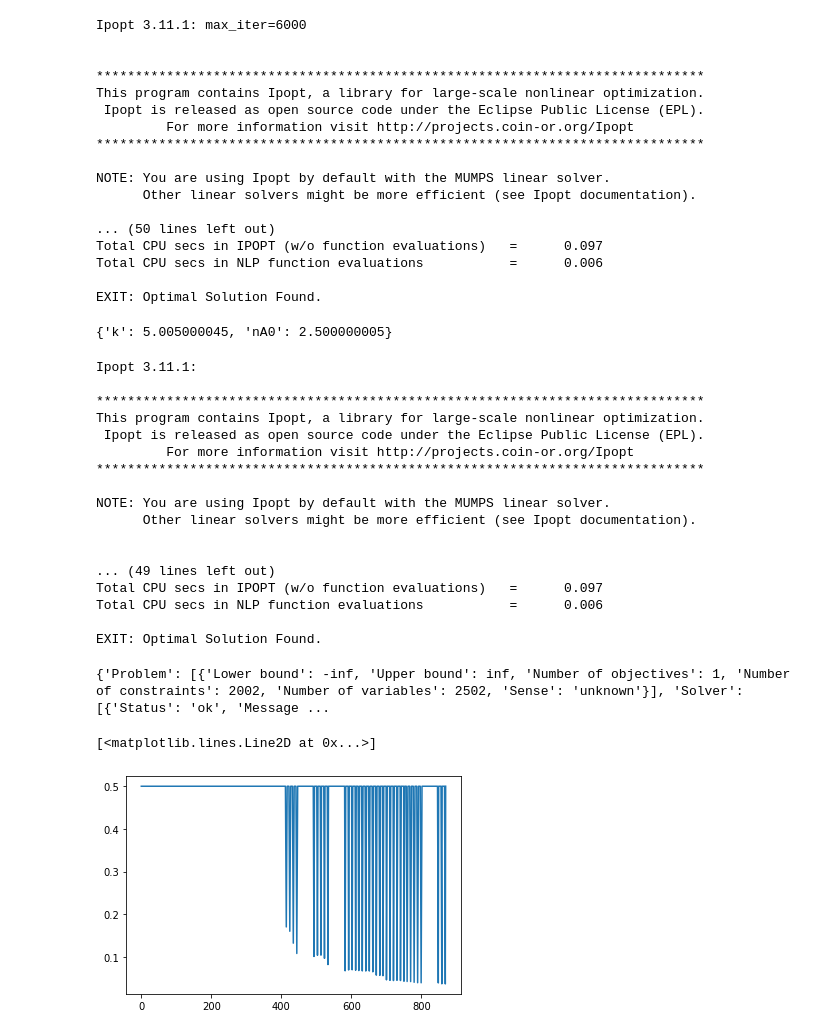
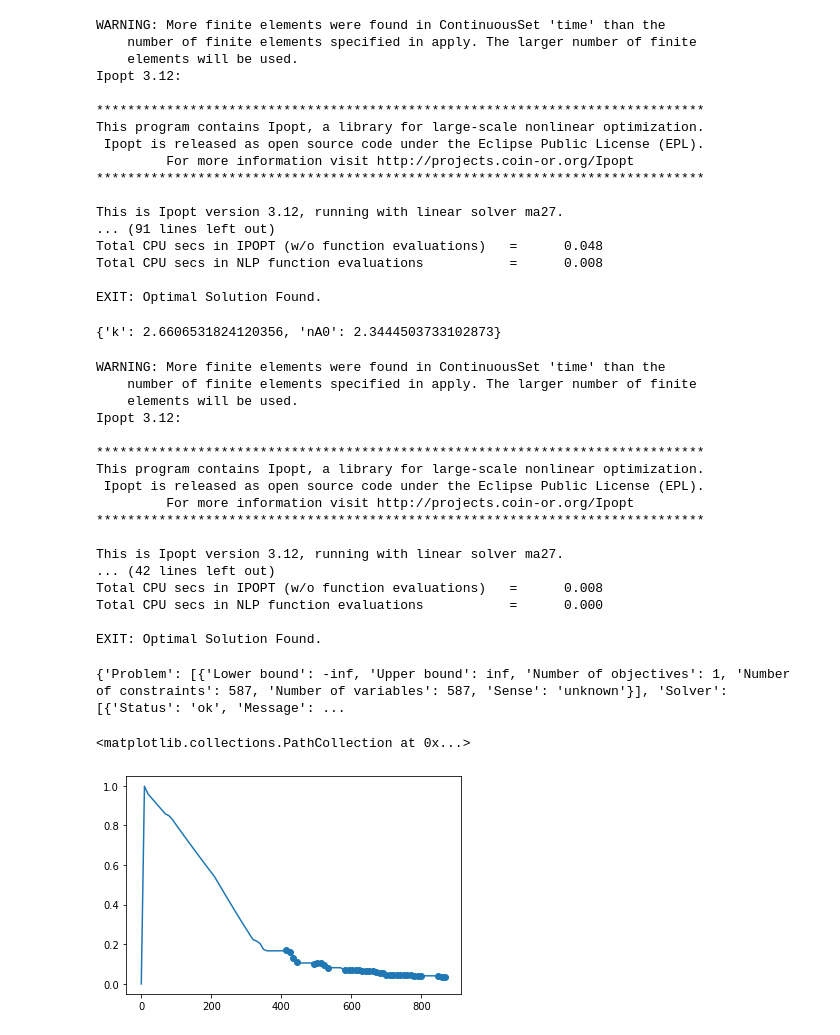
Before and after one commit to notesofdabbler/learn_pyomo, a Jupyter notebook: wk_parmest/bvsm_red_parmest.ipynb, the cells around one changed output. Cells and saved outputs as stored; diff of their text form; code cells hidden in the pictures.

```diff
--- a/wk_parmest/bvsm_red_parmest.ipynb
+++ b/wk_parmest/bvsm_red_parmest.ipynb
@@ -44,14 +44,14 @@ def bvsm_model(data):
 
     m = ConcreteModel()
 
-    m.k = Var(initialize = 2, bounds = (1e-2, 10))
+    m.k = Var(initialize = 2, bounds = (1e-12, 10))
     m.nA0 = Var(initialize = 2.35, bounds = (2, 3))
 
     m.time = ContinuousSet(bounds = (0, max(tout)), initialize = tout)
 
     m.Vr = Var(m.time, initialize = Vr0, bounds = (Vr0,None))
     m.reps2 = Var(m.time, initialize = 0)
-    m.y = Var(m.time, initialize = 0.5, bounds = (0, 1))
+    m.y = Var(m.time, initialize = 1e-6, bounds = (0, 1))
 
     m.dVr = DerivativeVar(m.Vr)
     m.dreps2 = DerivativeVar(m.reps2)
@@ -69,8 +69,8 @@ def bvsm_model(data):
         else:
             Badded = (m.Vr[t] - Vr0) * cBf
             expr1 = m.k * (m.nA0 - Badded + m.reps2[t]) / (Badded - 2 * m.reps2[t] + 1e-6)
-            return m.dreps2[t] == float(Qf_if(t)) * cBf / (1.0 + expr1)
-        m.dreps2_eq = Constraint(m.time, rule = _dreps2_eq)
+        return m.dreps2[t] == float(Qf_if(t)) * cBf / (1.0 + expr1)
+    m.dreps2_eq = Constraint(m.time, rule = _dreps2_eq)
 
     def _ycalc(m, t):
         if t == 0:
@@ -79,7 +79,7 @@ def bvsm_model(data):
             Badded = (m.Vr[t] - Vr0) * cBf
             nD = m.reps2[t]
             nC = Badded - 2 * nD
-            return m.y[t] == nC / (nC + 2 * nD + 1.0e-6)
+            return m.y[t] * (nC + 2 * nD) == nC
     m.ycalc = Constraint(m.time, rule = _ycalc)
 
     def _initcon(m):
@@ -103,8 +103,8 @@ def bvsm_model(data):
     #disc = TransformationFactory('dae.collocation')
     #disc.apply_to(m, nfe=200, ncp=2)
 
-    disc = TransformationFactory('dae.finite_difference')
-    disc.apply_to(m, nfe=500, scheme = 'BACKWARD')
+    disc = TransformationFactory('dae.collocation')
+    disc.apply_to(m, nfe=60, ncp = 1, scheme = 'LAGRANGE-RADAU')
 
     return m
 # %%
@@ -115,8 +115,10 @@ pest = parmest.Estimator(bvsm_model, data, theta_names, tee = True)
 # %%
 obj, theta = pest.theta_est()
 # %% [output]
-Ipopt 3.11.1: max_iter=6000
-
+WARNING: More finite elements were found in ContinuousSet 'time' than the
+    number of finite elements specified in apply. The larger number of finite
+    elements will be used.
+Ipopt 3.12:
 
 ******************************************************************************
 This program contains Ipopt, a library for large-scale nonlinear optimization.
@@ -124,18 +126,16 @@ This program contains Ipopt, a library for large-scale nonlinear optimization.
          For more information visit http://projects.coin-or.org/Ipopt
 ******************************************************************************
 
-NOTE: You are using Ipopt by default with the MUMPS linear solver.
-      Other linear solvers might be more efficient (see Ipopt documentation).
-
-... (50 lines left out)
-Total CPU secs in IPOPT (w/o function evaluations)   =      0.097
-Total CPU secs in NLP function evaluations           =      0.006
+This is Ipopt version 3.12, running with linear solver ma27.
+... (91 lines left out)
+Total CPU secs in IPOPT (w/o function evaluations)   =      0.048
+Total CPU secs in NLP function evaluations           =      0.008
 
 EXIT: Optimal Solution Found.
 # %%
 theta
 # %% [output]
-{'k': 5.005000045, 'nA0': 2.500000005}
+{'k': 2.6606531824120356, 'nA0': 2.3444503733102873}
 # %%
 ms = bvsm_model(data[0])
 ms.k.fix(theta['k'])
@@ -143,7 +143,10 @@ ms.nA0.fix(theta['nA0'])
 solver = SolverFactory('ipopt')
 solver.solve(ms, tee = True)
 # %% [output]
-Ipopt 3.11.1:
+WARNING: More finite elements were found in ContinuousSet 'time' than the
+    number of finite elements specified in apply. The larger number of finite
+    elements will be used.
+Ipopt 3.12:
 
 ******************************************************************************
 This program contains Ipopt, a library for large-scale nonlinear optimization.
@@ -151,22 +154,19 @@ This program contains Ipopt, a library for large-scale nonlinear optimization.
          For more information visit http://projects.coin-or.org/Ipopt
 ******************************************************************************
 
-NOTE: You are using Ipopt by default with the MUMPS linear solver.
-      Other linear solvers might be more efficient (see Ipopt documentation).
-
-
-... (49 lines left out)
-Total CPU secs in IPOPT (w/o function evaluations)   =      0.097
-Total CPU secs in NLP function evaluations           =      0.006
+This is Ipopt version 3.12, running with linear solver ma27.
+... (42 lines left out)
+Total CPU secs in IPOPT (w/o function evaluations)   =      0.008
+Total CPU secs in NLP function evaluations           =      0.000
 
 EXIT: Optimal Solution Found.
-{'Problem': [{'Lower bound': -inf, 'Upper bound': inf, 'Number of objectives': 1, 'Number of constraints': 2002, 'Number of variables': 2502, 'Sense': 'unknown'}], 'Solver': [{'Status': 'ok', 'Message ...
+{'Problem': [{'Lower bound': -inf, 'Upper bound': inf, 'Number of objectives': 1, 'Number of constraints': 587, 'Number of variables': 587, 'Sense': 'unknown'}], 'Solver': [{'Status': 'ok', 'Message': ...
 # %%
 fig, ax = plt.subplots()
 ax.plot(list(ms.time), [ms.y[t]() for t in ms.time])
-#ax.scatter(data[0]['tlc'], data[0]['lc'])
+ax.scatter(data[0]['tlc'], data[0]['lc'])
 #ax.set_xlim(400, 900)
 #ax.set_ylim(0, 0.2)
 # %% [output]
-[<matplotlib.lines.Line2D at 0x...>]
+<matplotlib.collections.PathCollection at 0x...>
-[figure, old version]
+[figure, new version]
```
Also changed, not shown: parts of 2 cells of this notebook, 4 other files.
